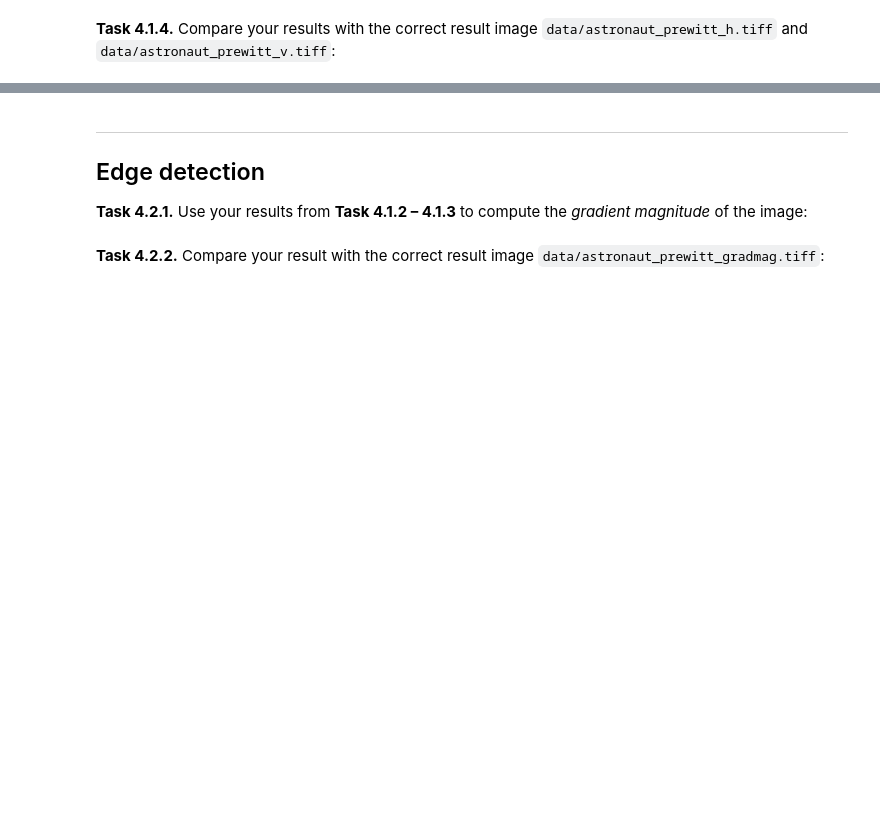
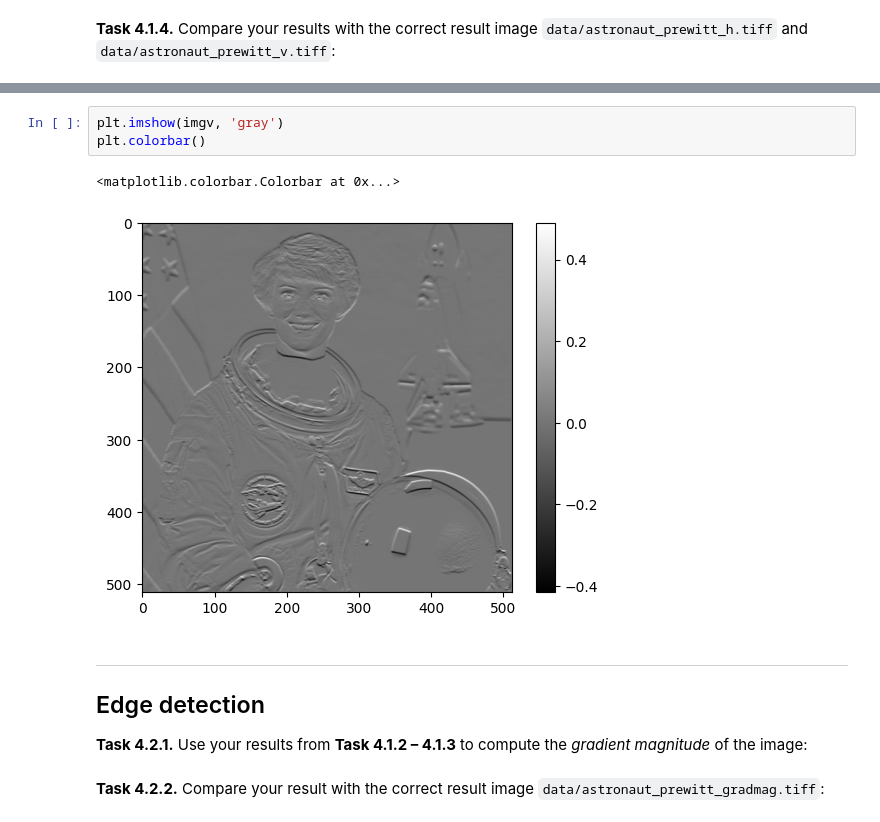
Before and after one commit to Maja-Hbg/mobi-fs3-python, a Jupyter notebook: task4.ipynb, the cells around one changed output, grey strips where cells are left out. Drawn from its saved outputs; the diff is of its cells as text; blank space fills up the shorter version.

```diff
--- a/task4.ipynb
+++ b/task4.ipynb
@@ -75,3 +80,9 @@ KeyboardInterrupt:
+# %%
+plt.imshow(imgv, 'gray')
+plt.colorbar()
+# %% [output]
+<matplotlib.colorbar.Colorbar at 0x...>
+[figure, added]
 # %% [markdown]
 ---
 
```
Also changed, not shown: parts of 6 cells of this notebook.
